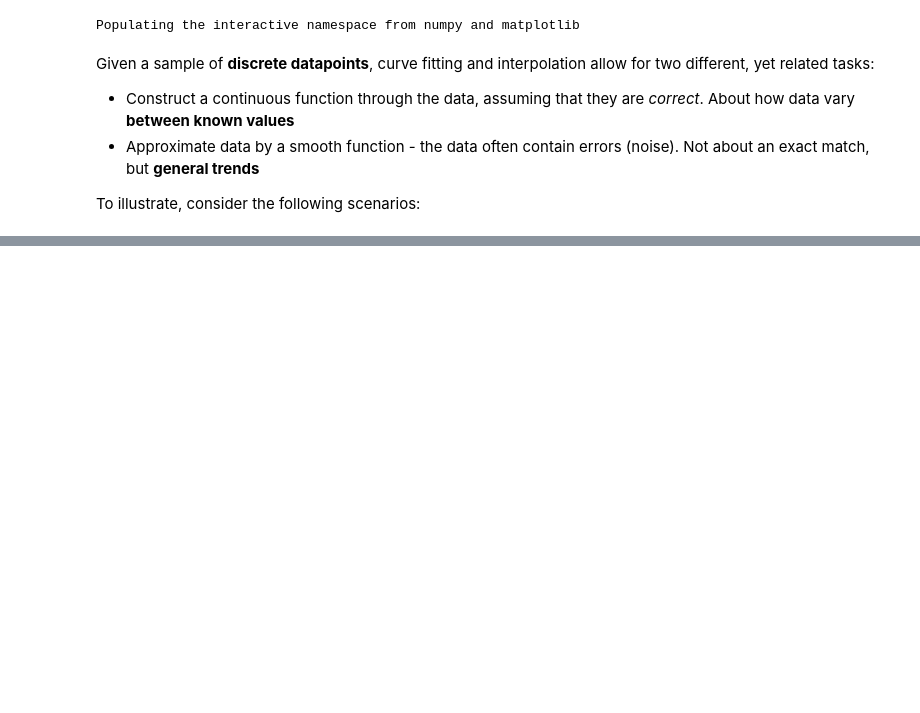
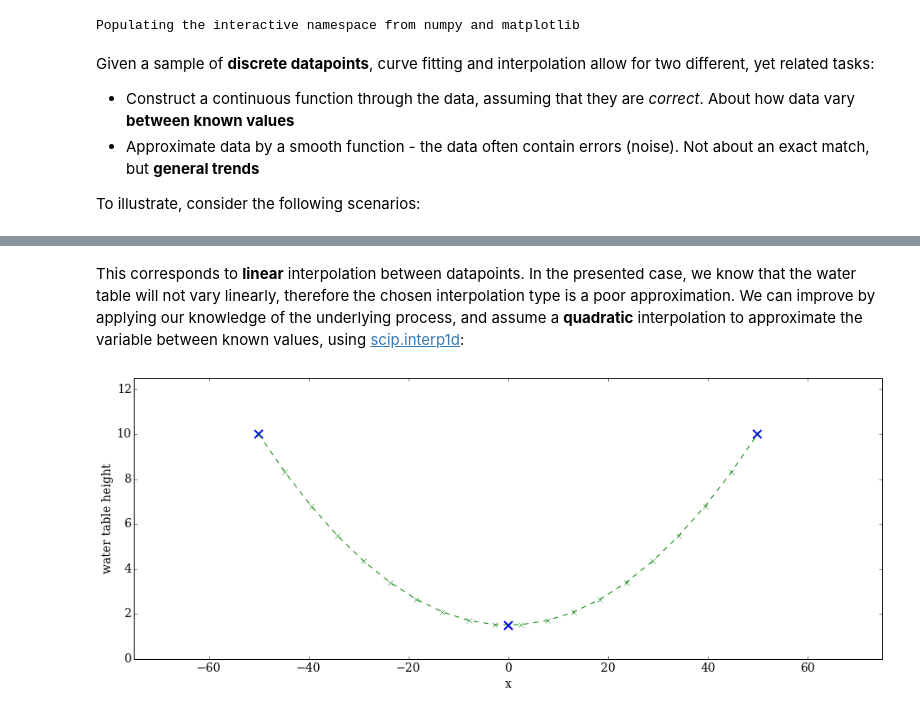
Before and after one commit to philippslang/nummet_I, a Jupyter notebook: CurvefittingInterpolation.ipynb, the cells around one changed output, grey strips where cells are left out. Cells and saved outputs as stored; diff of their text form; code cells hidden in the pictures; blank space fills up the shorter version.

```diff
--- a/CurvefittingInterpolation.ipynb
+++ b/CurvefittingInterpolation.ipynb
@@ -27,0 +55,20 @@ esenummet.interpolation_vs_curve_fitting()
+# %% [markdown]
+This corresponds to **linear** interpolation between datapoints. In the presented case, we know that the water table will not vary linearly, therefore the chosen interpolation type is a poor approximation. We can improve by applying our knowledge of the underlying process, and assume a **quadratic** interpolation to approximate the variable between known values, using <a href="http://docs.scipy.org/doc/scipy/reference/generated/scipy.interpolate.interp1d.html#scipy.interpolate.interp1d">scip.interp1d</a>:
+# %%
+# generate interpolation object
+quad_interp1d = scip.interp1d(x, h, kind='quadratic')
+# generate sample points within interpolation range
+x_int = np.linspace(np.min(x), np.max(x), 20)
+# evaluate interpolation at these sample points
+h_int = quad_interp1d(x_int)
+
+# plotting
+plt.plot(x, h, 'x', mew=2, ms=10)
+plt.plot(x_int, h_int, '--', marker = 'x')
+plt.xlim(-L/2-L/4, L/2+L/4)
+plt.ylim(0, h_L+h_L/4)
+plt.xlabel('x')
+plt.ylabel('water table height')
+plt.show()
+# %% [output]
+[figure, added]
```
Also changed, not shown: parts of 23 cells of this notebook, 7 other files.
